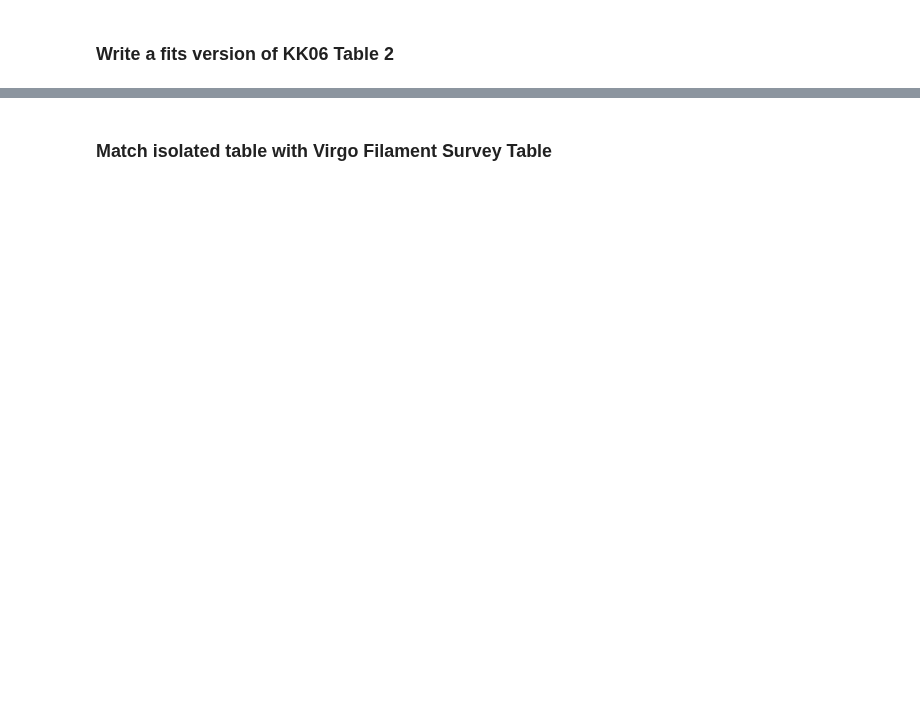
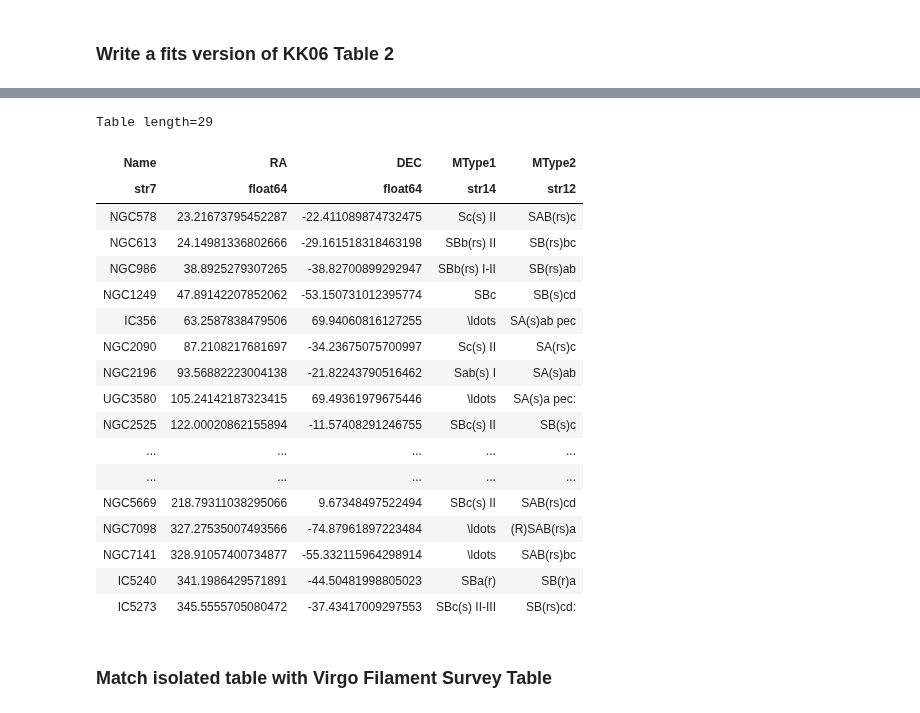
Before and after one commit to rfinn/havirgo, a Jupyter notebook: notebooks/virgo-cluster-isolated-dev.ipynb, the cells around one changed output, grey strips where cells are left out. Cells and saved outputs as stored; diff of their text form; code cells hidden in the pictures; blank space fills up the shorter version.

```diff
--- a/notebooks/virgo-cluster-isolated-dev.ipynb
+++ b/notebooks/virgo-cluster-isolated-dev.ipynb
@@ -157,2 +158,20 @@ Table length=28
 # %% [markdown]
 ### Write a fits version of KK06 Table 2
+# %%
+ra = []
+dec = []
+names = []
+morphs1 = []
+morphs2 = []
+for i in range(len(isolated_tab)):
+    #print(i, cluster_tab['Name'][i])
+    this_ra, this_dec = get_coords(isolated_tab['Name'][i].replace(' ',''))
+    ra.append(this_ra)
+    dec.append(this_dec)
+    names.append(isolated_tab['Name'][i].replace(' ',''))
+    morphs1.append(isolated_tab['MType1'][i])
+    morphs2.append(isolated_tab['MType2'][i])
+
+
+inewtab = Table([names, ra, dec, morphs1, morphs2], names = ['Name','RA','DEC','MType1','MType2'])
+inewtab.write('KK06-table2.fits', overwrite=True, format='fits')
@@ -159,2 +196,24 @@ Table length=28
+# %%
+inewtab
+# %% [output]
+Table length=29
+| Name | RA | DEC | MType1 | MType2 |
+| str7 | float64 | float64 | str14 | str12 |
+| NGC578 | 23.21673795452287 | -22.411089874732475 | Sc(s) II | SAB(rs)c |
+| NGC613 | 24.14981336802666 | -29.161518318463198 | SBb(rs) II | SB(rs)bc |
+| NGC986 | 38.8925279307265 | -38.82700899292947 | SBb(rs) I-II | SB(rs)ab |
+| NGC1249 | 47.89142207852062 | -53.150731012395774 | SBc | SB(s)cd |
+| IC356 | 63.2587838479506 | 69.94060816127255 | \ldots | SA(s)ab pec |
+| NGC2090 | 87.2108217681697 | -34.23675075700997 | Sc(s) II | SA(rs)c |
+| NGC2196 | 93.56882223004138 | -21.82243790516462 | Sab(s) I | SA(s)ab |
+| UGC3580 | 105.24142187323415 | 69.49361979675446 | \ldots | SA(s)a pec: |
+| NGC2525 | 122.00020862155894 | -11.57408291246755 | SBc(s) II | SB(s)c |
+| ... | ... | ... | ... | ... |
+| ... | ... | ... | ... | ... |
+| NGC5669 | 218.79311038295066 | 9.67348497522494 | SBc(s) II | SAB(rs)cd |
+| NGC7098 | 327.27535007493566 | -74.87961897223484 | \ldots | (R)SAB(rs)a |
+| NGC7141 | 328.91057400734877 | -55.332115964298914 | \ldots | SAB(rs)bc |
+| IC5240 | 341.1986429571891 | -44.50481998805023 | SBa(r) | SB(r)a |
+| IC5273 | 345.5555705080472 | -37.43417009297553 | SBc(s) II-III | SB(rs)cd: |
 # %% [markdown]
 ### Match isolated table with Virgo Filament Survey Table
```
Also changed, not shown: parts of 6 cells of this notebook.
